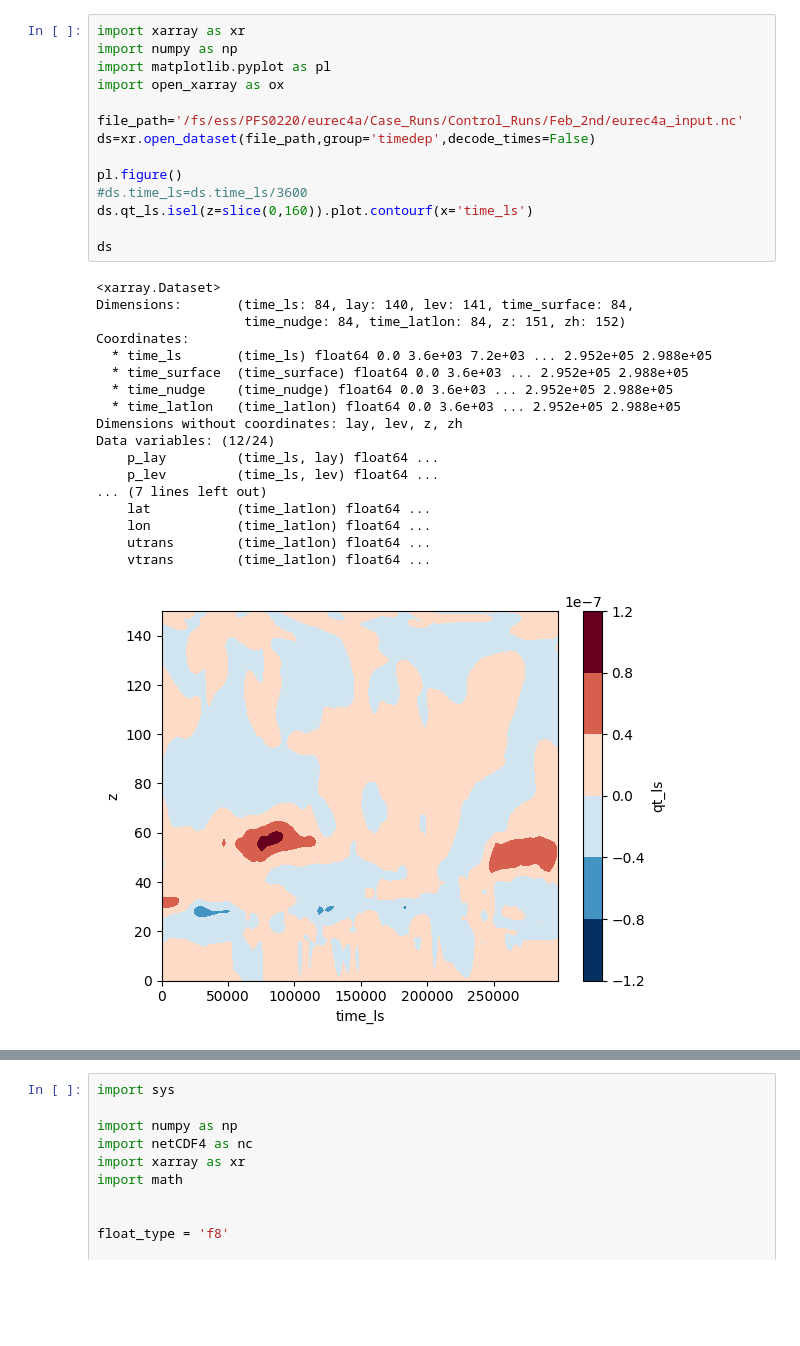
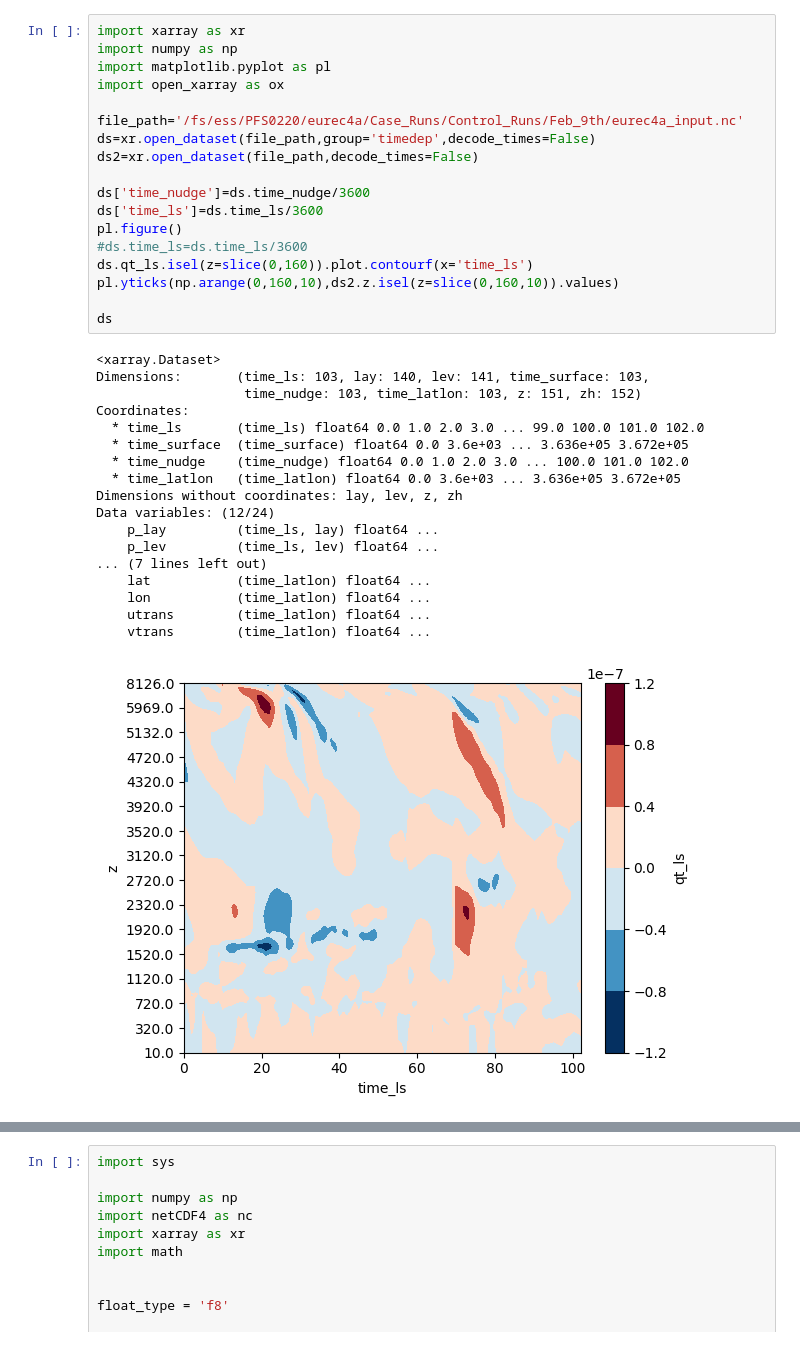
Before and after one commit to girishnigamanth/python_files, a Jupyter notebook: EUREC4A/Analyze_Input.ipynb, the cells around one changed output, grey strips where cells are left out. Cells and saved outputs as stored; diff of their text form; blank space fills up the shorter version.

```diff
--- a/EUREC4A/Analyze_Input.ipynb
+++ b/EUREC4A/Analyze_Input.ipynb
@@ -1,36 +1,40 @@
 # %%
 import xarray as xr
 import numpy as np
 import matplotlib.pyplot as pl
 import open_xarray as ox
 
-file_path='/fs/ess/PFS0220/eurec4a/Case_Runs/Control_Runs/Feb_2nd/eurec4a_input.nc'
+file_path='/fs/ess/PFS0220/eurec4a/Case_Runs/Control_Runs/Feb_9th/eurec4a_input.nc'
 ds=xr.open_dataset(file_path,group='timedep',decode_times=False)
+ds2=xr.open_dataset(file_path,decode_times=False)
 
+ds['time_nudge']=ds.time_nudge/3600
+ds['time_ls']=ds.time_ls/3600
 pl.figure()
 #ds.time_ls=ds.time_ls/3600
 ds.qt_ls.isel(z=slice(0,160)).plot.contourf(x='time_ls')
+pl.yticks(np.arange(0,160,10),ds2.z.isel(z=slice(0,160,10)).values)
 
 ds
 # %% [output]
 <xarray.Dataset>
-Dimensions:       (time_ls: 84, lay: 140, lev: 141, time_surface: 84,
-                   time_nudge: 84, time_latlon: 84, z: 151, zh: 152)
+Dimensions:       (time_ls: 103, lay: 140, lev: 141, time_surface: 103,
+                   time_nudge: 103, time_latlon: 103, z: 151, zh: 152)
 Coordinates:
-  * time_ls       (time_ls) float64 0.0 3.6e+03 7.2e+03 ... 2.952e+05 2.988e+05
-  * time_surface  (time_surface) float64 0.0 3.6e+03 ... 2.952e+05 2.988e+05
-  * time_nudge    (time_nudge) float64 0.0 3.6e+03 ... 2.952e+05 2.988e+05
-  * time_latlon   (time_latlon) float64 0.0 3.6e+03 ... 2.952e+05 2.988e+05
+  * time_ls       (time_ls) float64 0.0 1.0 2.0 3.0 ... 99.0 100.0 101.0 102.0
+  * time_surface  (time_surface) float64 0.0 3.6e+03 ... 3.636e+05 3.672e+05
+  * time_nudge    (time_nudge) float64 0.0 1.0 2.0 3.0 ... 100.0 101.0 102.0
+  * time_latlon   (time_latlon) float64 0.0 3.6e+03 ... 3.636e+05 3.672e+05
 Dimensions without coordinates: lay, lev, z, zh
 Data variables: (12/24)
     p_lay         (time_ls, lay) float64 ...
     p_lev         (time_ls, lev) float64 ...
 ... (7 lines left out)
     lat           (time_latlon) float64 ...
     lon           (time_latlon) float64 ...
     utrans        (time_latlon) float64 ...
     vtrans        (time_latlon) float64 ...
-[figure, old version]
+[figure, new version]
 # %%
 import xarray as xr
 import numpy as np
```
Also changed, not shown: parts of 1 cell of this notebook, 9 other files.
